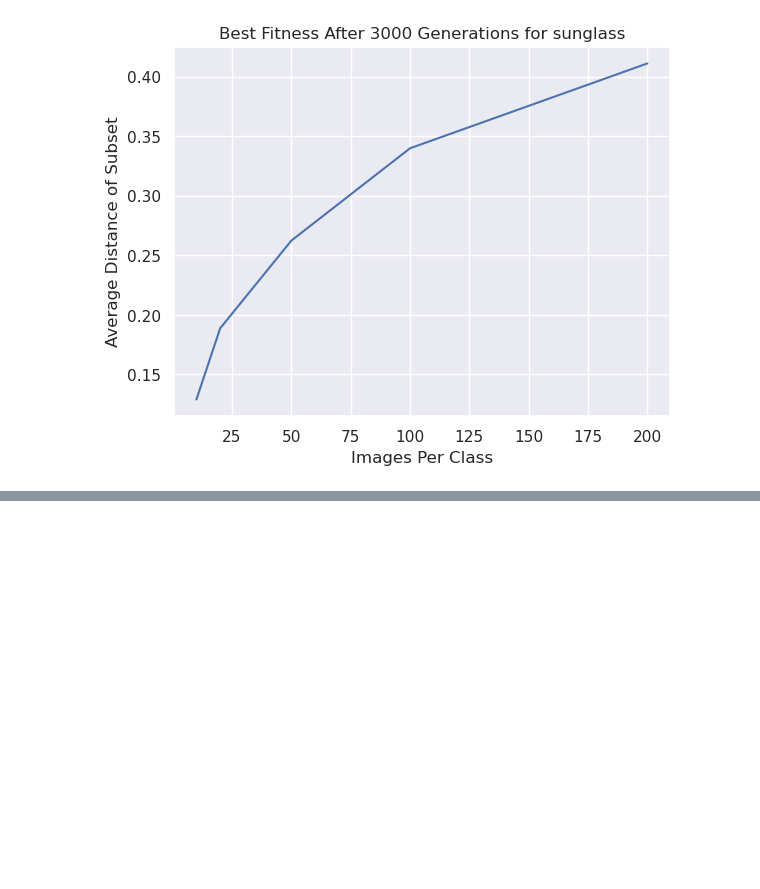
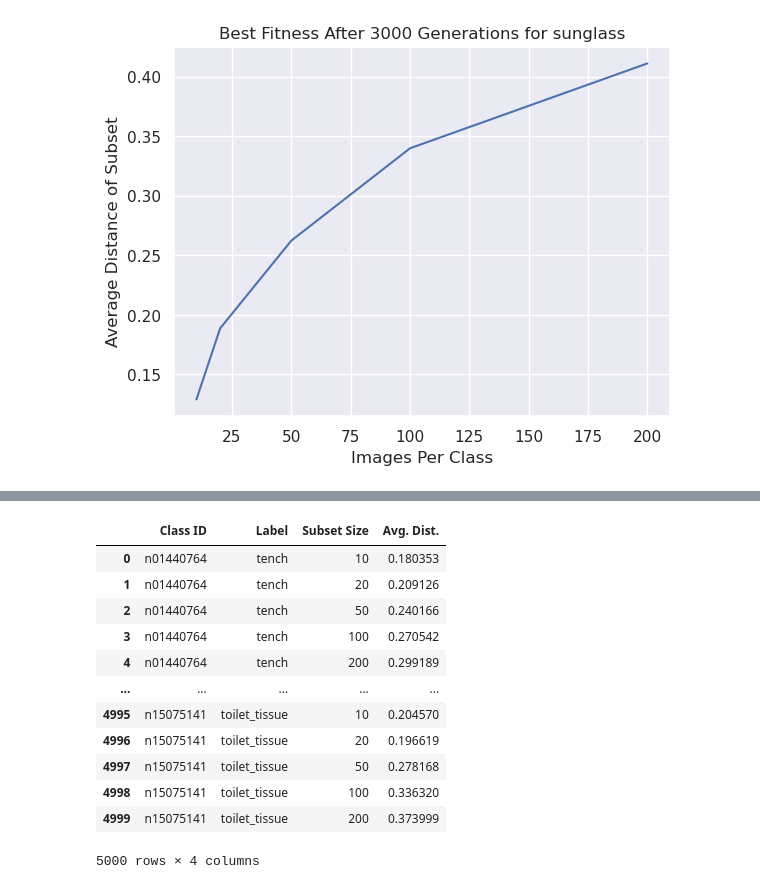
Before and after one commit to lfrati/OmnImage, a Jupyter notebook: scaling-analysis.ipynb, the cells around one changed output, grey strips where cells are left out. Saved outputs shown, nothing was run; the diff lists cells and outputs as text; code cells hidden in the pictures; blank space fills up the shorter version.

```diff
--- a/scaling-analysis.ipynb
+++ b/scaling-analysis.ipynb
@@ -142,0 +162,16 @@ final_fitnesses
+# %%
+df#.to_pickle("evolved_subset_fitnesses.pkl")
+# %% [output]
+|  | Class ID | Label | Subset Size | Avg. Dist. |
+| 0 | n01440764 | tench | 10 | 0.180353 |
+| 1 | n01440764 | tench | 20 | 0.209126 |
+| 2 | n01440764 | tench | 50 | 0.240166 |
+| 3 | n01440764 | tench | 100 | 0.270542 |
+| 4 | n01440764 | tench | 200 | 0.299189 |
+| ... | ... | ... | ... | ... |
+| 4995 | n15075141 | toilet_tissue | 10 | 0.204570 |
+| 4996 | n15075141 | toilet_tissue | 20 | 0.196619 |
+| 4997 | n15075141 | toilet_tissue | 50 | 0.278168 |
+| 4998 | n15075141 | toilet_tissue | 100 | 0.336320 |
+| 4999 | n15075141 | toilet_tissue | 200 | 0.373999 |
+5000 rows × 4 columns
```
Also changed, not shown: parts of 10 cells of this notebook.
